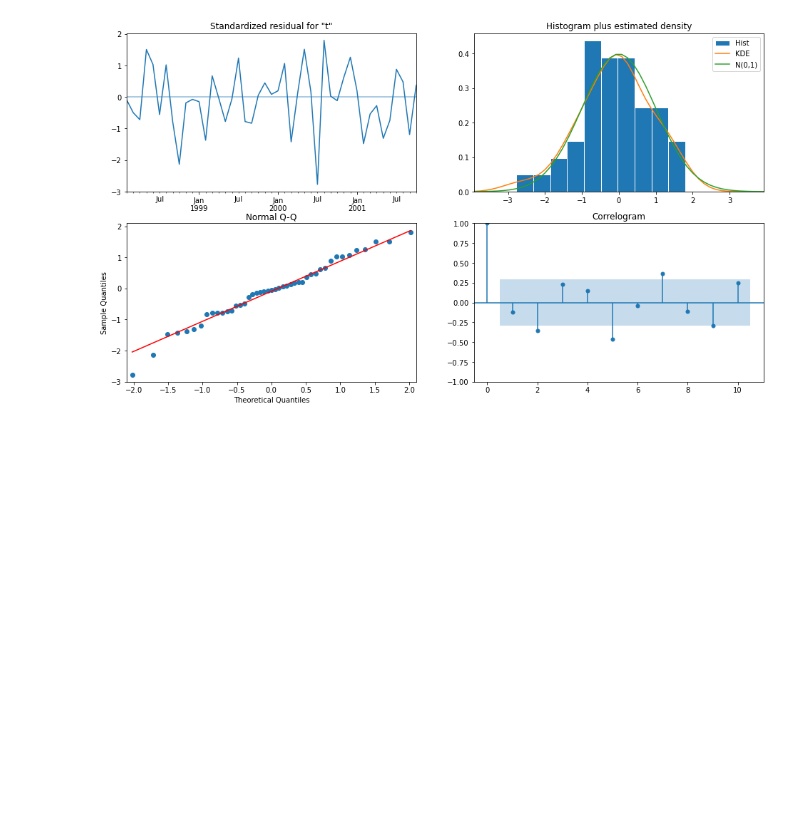
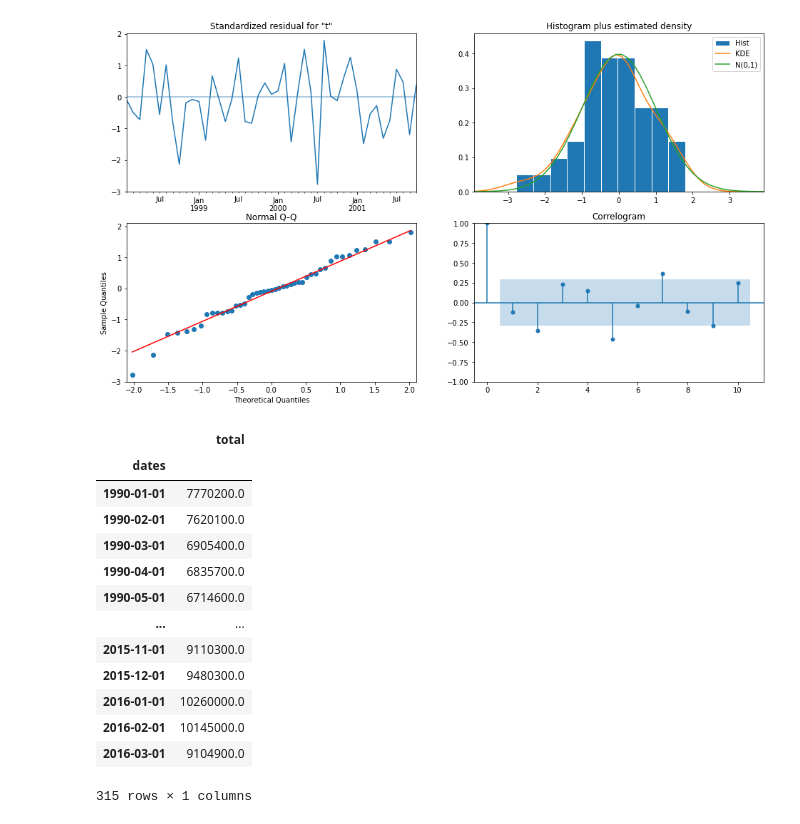
Before and after one commit to sujeengim/TimeSeries-ARIMA, a Jupyter notebook: clean.ipynb, the cells around one changed output. Cells and saved outputs as stored; diff of their text form; code cells hidden in the pictures; blank space fills up the shorter version.

```diff
--- a/clean.ipynb
+++ b/clean.ipynb
@@ -279,3 +292,24 @@ print(arima_fit.plot_diagnostics(figsize = (16,9)))
 < Diagnostic plots for standardized residuals >
 Figure(1152x648)
 [figure]
+# %%
+df_test = df[['dates', 'total']]
+
+df_test = df_test.set_index('dates', drop=True)
+
+df_test
+# %% [output]
+|  | total |
+| dates |  |
+| 1990-01-01 | 7770200.0 |
+| 1990-02-01 | 7620100.0 |
+| 1990-03-01 | 6905400.0 |
+| 1990-04-01 | 6835700.0 |
+| 1990-05-01 | 6714600.0 |
+| ... | ... |
+| 2015-11-01 | 9110300.0 |
+| 2015-12-01 | 9480300.0 |
+| 2016-01-01 | 10260000.0 |
+| 2016-02-01 | 10145000.0 |
+| 2016-03-01 | 9104900.0 |
+315 rows × 1 columns
```
Also changed, not shown: parts of 15 cells of this notebook.
